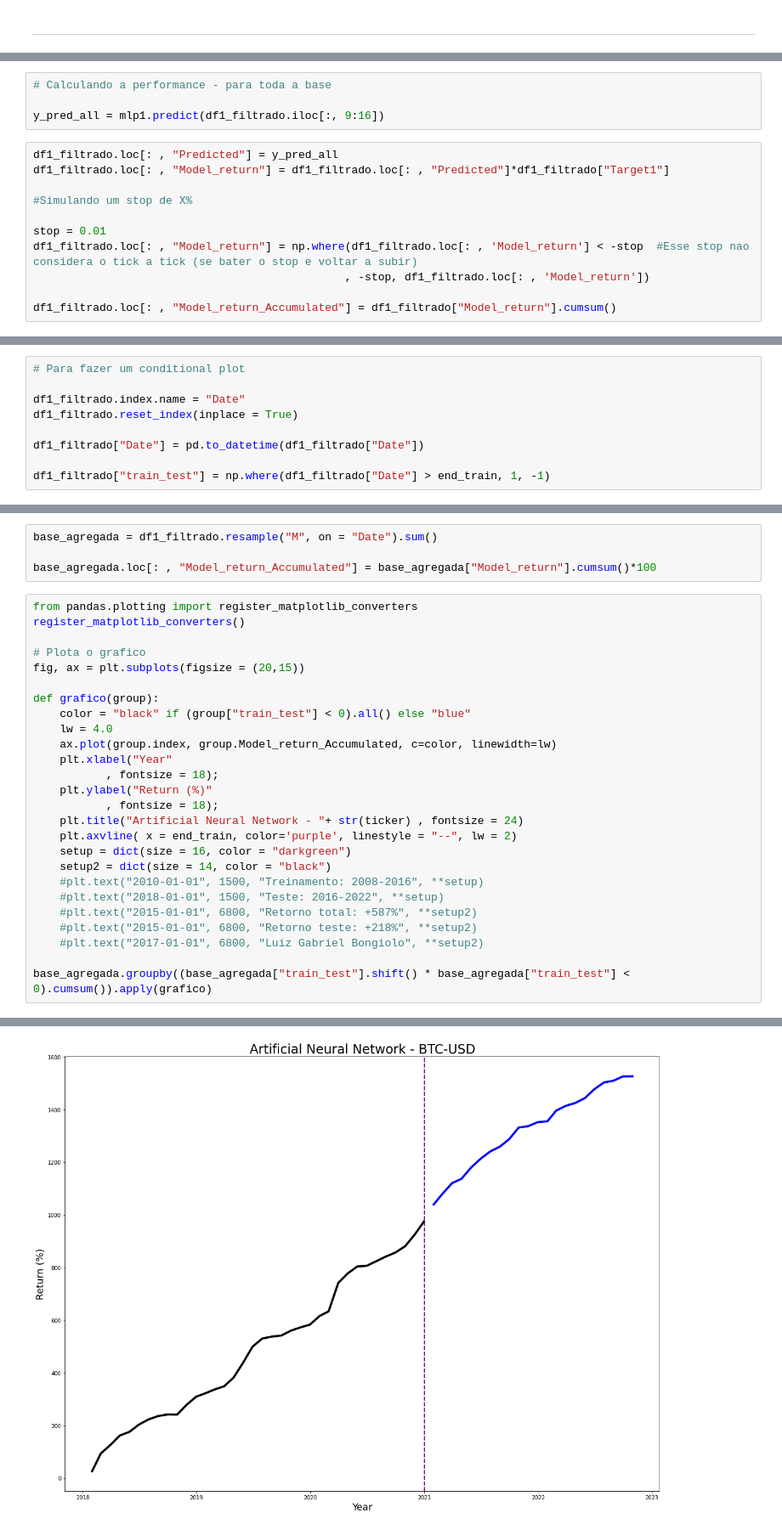
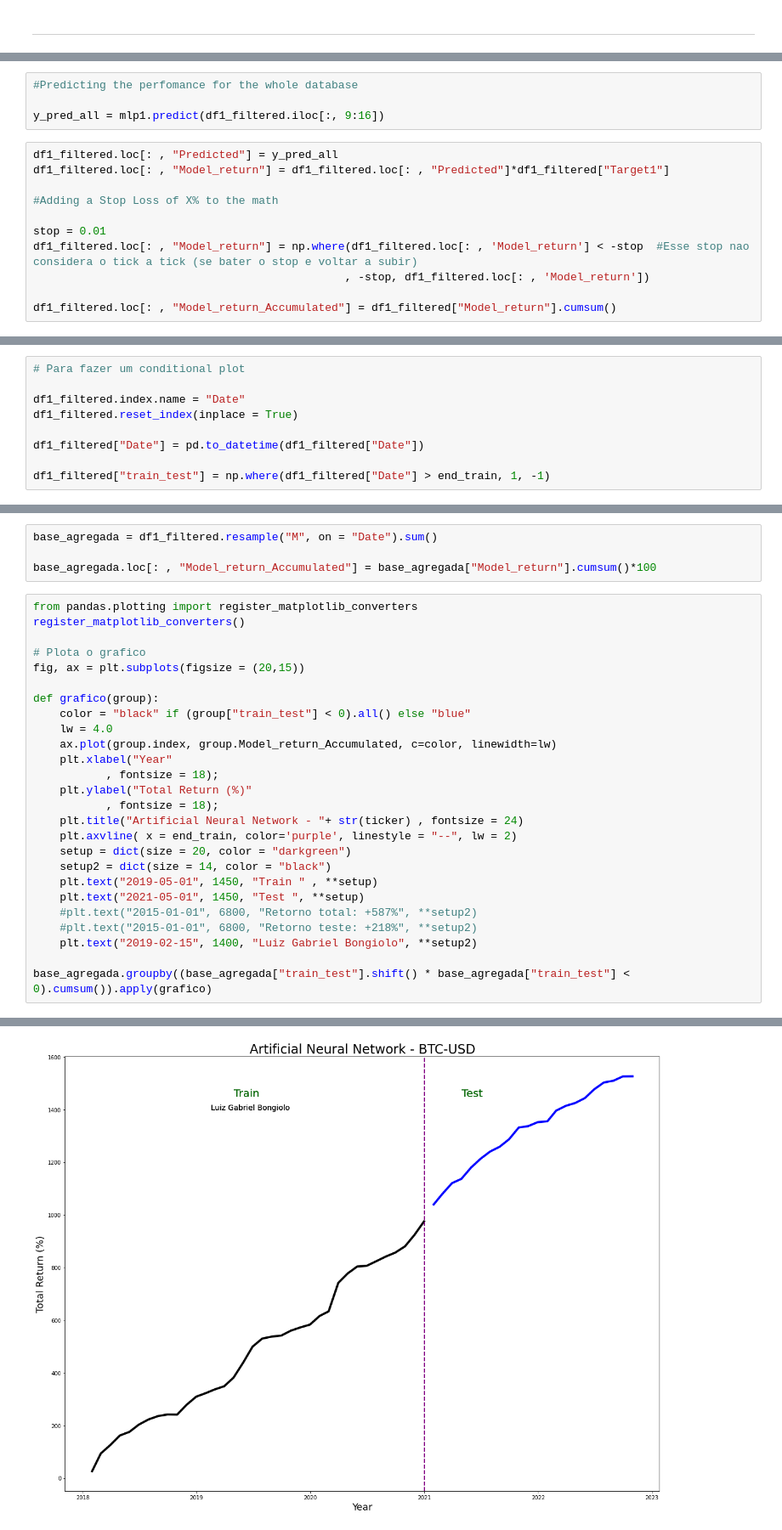
Before and after one commit to lgbongiolo/Neural-Networks-for-Markets, a Jupyter notebook: Neural Network Finance - Tester V1.2.ipynb, the cells around one changed output, grey strips where cells are left out. Shown at 85% size. Cells and saved outputs as stored; diff of their text form.

```diff
--- a/Neural Network Finance - Tester V1.2.ipynb
+++ b/Neural Network Finance - Tester V1.2.ipynb
@@ -385,18 +384,18 @@ print(classification_report(y_test1, y_pred_test1))
    macro avg       0.33      0.32      0.27       651
 weighted avg       0.34      0.33      0.27       651
 # %%
-# Calculando a performance - para toda a base
+#Predicting the perfomance for the whole database
 
-y_pred_all = mlp1.predict(df1_filtrado.iloc[:, 9:16])
+y_pred_all = mlp1.predict(df1_filtered.iloc[:, 9:16])
 # %%
-df1_filtrado.loc[: , "Predicted"] = y_pred_all
-df1_filtrado.loc[: , "Model_return"] = df1_filtrado.loc[: , "Predicted"]*df1_filtrado["Target1"]
+df1_filtered.loc[: , "Predicted"] = y_pred_all
+df1_filtered.loc[: , "Model_return"] = df1_filtered.loc[: , "Predicted"]*df1_filtered["Target1"]
 
-#Simulando um stop de X%
+#Adding a Stop Loss of X% to the math
 
 stop = 0.01
-df1_filtrado.loc[: , "Model_return"] = np.where(df1_filtrado.loc[: , 'Model_return'] < -stop  #Esse stop nao considera o tick a tick (se bater o stop e voltar a subir)
-                                               , -stop, df1_filtrado.loc[: , 'Model_return'])
+df1_filtered.loc[: , "Model_return"] = np.where(df1_filtered.loc[: , 'Model_return'] < -stop  #Esse stop nao considera o tick a tick (se bater o stop e voltar a subir)
+                                               , -stop, df1_filtered.loc[: , 'Model_return'])
 
-df1_filtrado.loc[: , "Model_return_Accumulated"] = df1_filtrado["Model_return"].cumsum()
+df1_filtered.loc[: , "Model_return_Accumulated"] = df1_filtered["Model_return"].cumsum()
 # %%
@@ -412,10 +411,10 @@ Name: Model_return_Accumulated, dtype: float64
 # %%
 # Para fazer um conditional plot
 
-df1_filtrado.index.name = "Date"
-df1_filtrado.reset_index(inplace = True)
+df1_filtered.index.name = "Date"
+df1_filtered.reset_index(inplace = True)
 
-df1_filtrado["Date"] = pd.to_datetime(df1_filtrado["Date"])
+df1_filtered["Date"] = pd.to_datetime(df1_filtered["Date"])
 
-df1_filtrado["train_test"] = np.where(df1_filtrado["Date"] > end_train, 1, -1)
+df1_filtered["train_test"] = np.where(df1_filtered["Date"] > end_train, 1, -1)
 # %%
@@ -429,36 +428,36 @@ df1_filtrado.head()
 | 4 | 2018-01-20 | 13103.000000 | 11656.200195 | 11656.200195 | 12899.200195 | 11600.099609 | 0.111291 | -0.100712 | -1299.100586 | -1 | ... | ... |
 5 rows × 22 columns
 # %%
-base_agregada = df1_filtrado.resample("M", on = "Date").sum()
+base_agregada = df1_filtered.resample("M", on = "Date").sum()
 
 base_agregada.loc[: , "Model_return_Accumulated"] = base_agregada["Model_return"].cumsum()*100
 # %%
 from pandas.plotting import register_matplotlib_converters
 register_matplotlib_converters()
 
 # Plota o grafico
 fig, ax = plt.subplots(figsize = (20,15))
 
 def grafico(group):
     color = "black" if (group["train_test"] < 0).all() else "blue"
     lw = 4.0
     ax.plot(group.index, group.Model_return_Accumulated, c=color, linewidth=lw)
     plt.xlabel("Year"
            , fontsize = 18);
-    plt.ylabel("Return (%)"
+    plt.ylabel("Total Return (%)"
            , fontsize = 18);
     plt.title("Artificial Neural Network - "+ str(ticker) , fontsize = 24)
     plt.axvline( x = end_train, color='purple', linestyle = "--", lw = 2)
-    setup = dict(size = 16, color = "darkgreen")
+    setup = dict(size = 20, color = "darkgreen")
     setup2 = dict(size = 14, color = "black")
-    #plt.text("2010-01-01", 1500, "Treinamento: 2008-2016", **setup)
-    #plt.text("2018-01-01", 1500, "Teste: 2016-2022", **setup)
+    plt.text("2019-05-01", 1450, "Train " , **setup)
+    plt.text("2021-05-01", 1450, "Test ", **setup)
     #plt.text("2015-01-01", 6800, "Retorno total: +587%", **setup2)
     #plt.text("2015-01-01", 6800, "Retorno teste: +218%", **setup2)
-    #plt.text("2017-01-01", 6800, "Luiz Gabriel Bongiolo", **setup2)
+    plt.text("2019-02-15", 1400, "Luiz Gabriel Bongiolo", **setup2)
 
 base_agregada.groupby((base_agregada["train_test"].shift() * base_agregada["train_test"] < 0).cumsum()).apply(grafico)
 # %% [output]
 |  |
-[figure, old version]
+[figure, new version]
 # %%
```
Also changed, not shown: parts of 26 cells of this notebook.
